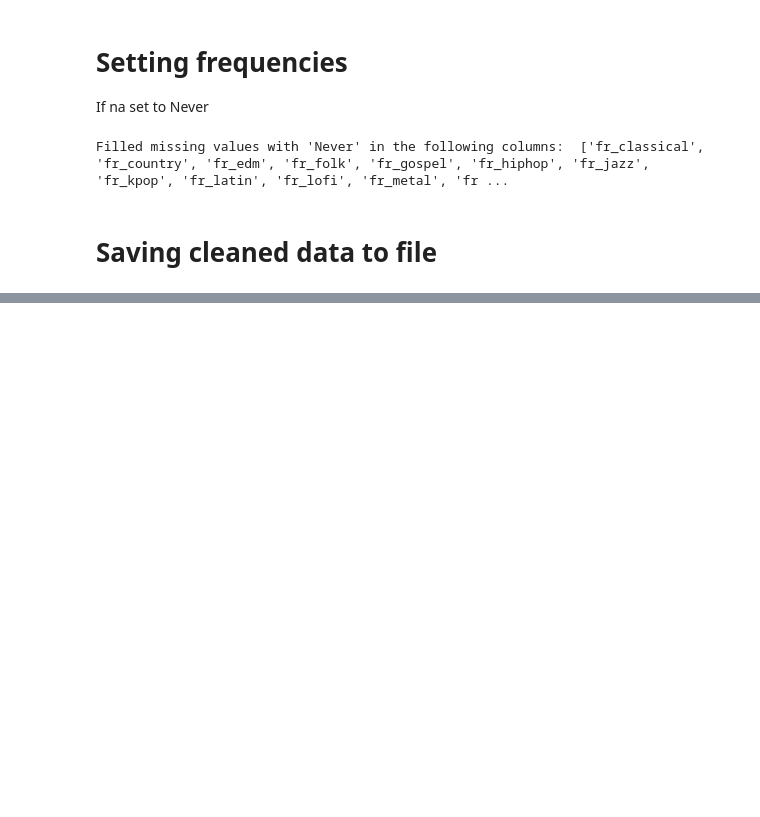
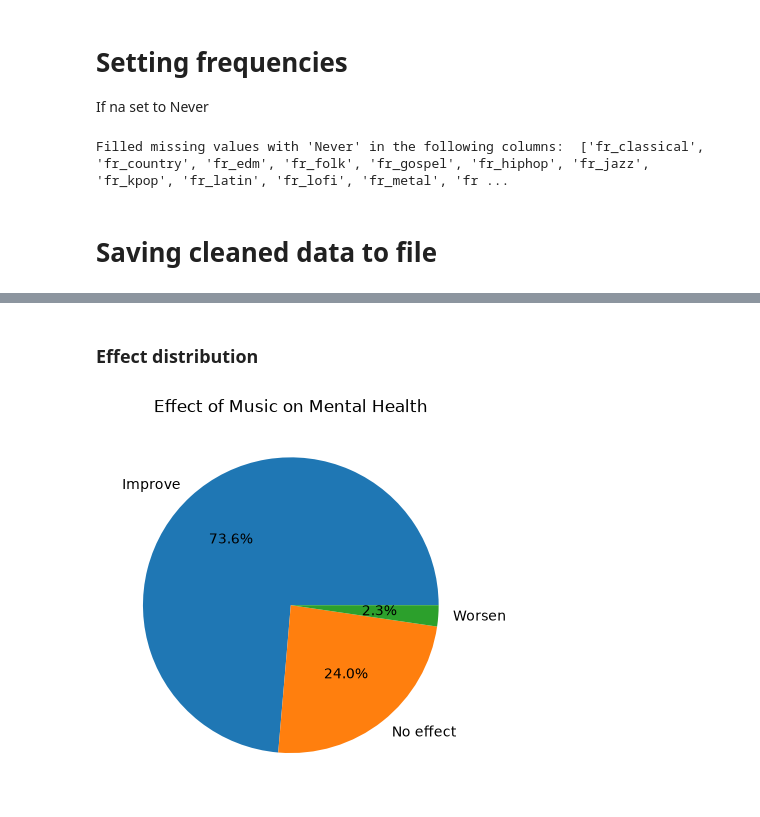
Before and after one commit to hem1t/music-mental, a Jupyter notebook: src/complete_documented_pipe.ipynb, the cells around one changed output, grey strips where cells are left out. Cells and saved outputs as stored; diff of their text form; code cells hidden in the pictures; blank space fills up the shorter version.

```diff
--- a/src/complete_documented_pipe.ipynb
+++ b/src/complete_documented_pipe.ipynb
@@ -196,0 +214,12 @@ df1.to_csv('./data/mxmh_survey_results_clean.csv', index=False)
+# %% [markdown]
+### Effect distribution
+# %%
+# Effect distribution
+effect_dist = \
+df1.effect.value_counts(normalize=True) \
+   .plot(
+      kind='pie',
+      title='Effect of Music on Mental Health',
+      autopct='%1.1f%%')
+# %% [output]
+[figure, added]
```
Also changed, not shown: parts of 4 cells of this notebook.
